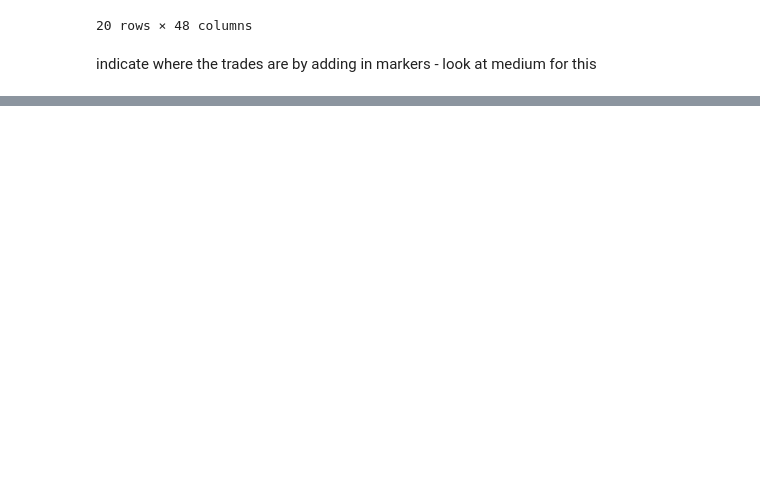
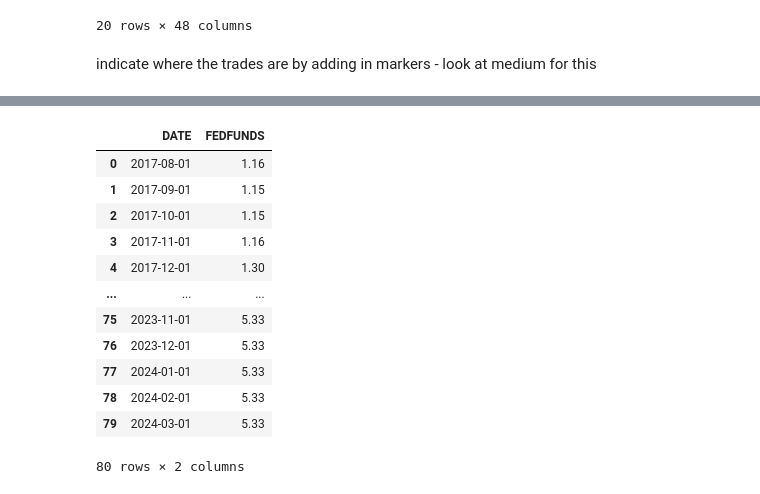
Before and after one commit to GTSF-Quantitative-Sector/fixed-income-sma, a Jupyter notebook: fixed_fromscratch.ipynb, the cells around one changed output, grey strips where cells are left out. Saved outputs shown, nothing was run; the diff lists cells and outputs as text; code cells hidden in the pictures; blank space fills up the shorter version.

```diff
--- a/fixed_fromscratch.ipynb
+++ b/fixed_fromscratch.ipynb
@@ -315,0 +328,16 @@ Freq: A-DEC, Name: Portfolio Value, dtype: float64
+# %%
+fedfunds['FEDFUNDS']
+# %% [output]
+|  | DATE | FEDFUNDS |
+| 0 | 2017-08-01 | 1.16 |
+| 1 | 2017-09-01 | 1.15 |
+| 2 | 2017-10-01 | 1.15 |
+| 3 | 2017-11-01 | 1.16 |
+| 4 | 2017-12-01 | 1.30 |
+| ... | ... | ... |
+| 75 | 2023-11-01 | 5.33 |
+| 76 | 2023-12-01 | 5.33 |
+| 77 | 2024-01-01 | 5.33 |
+| 78 | 2024-02-01 | 5.33 |
+| 79 | 2024-03-01 | 5.33 |
+80 rows × 2 columns
```
Also changed, not shown: parts of 7 cells of this notebook, 4 other files.
